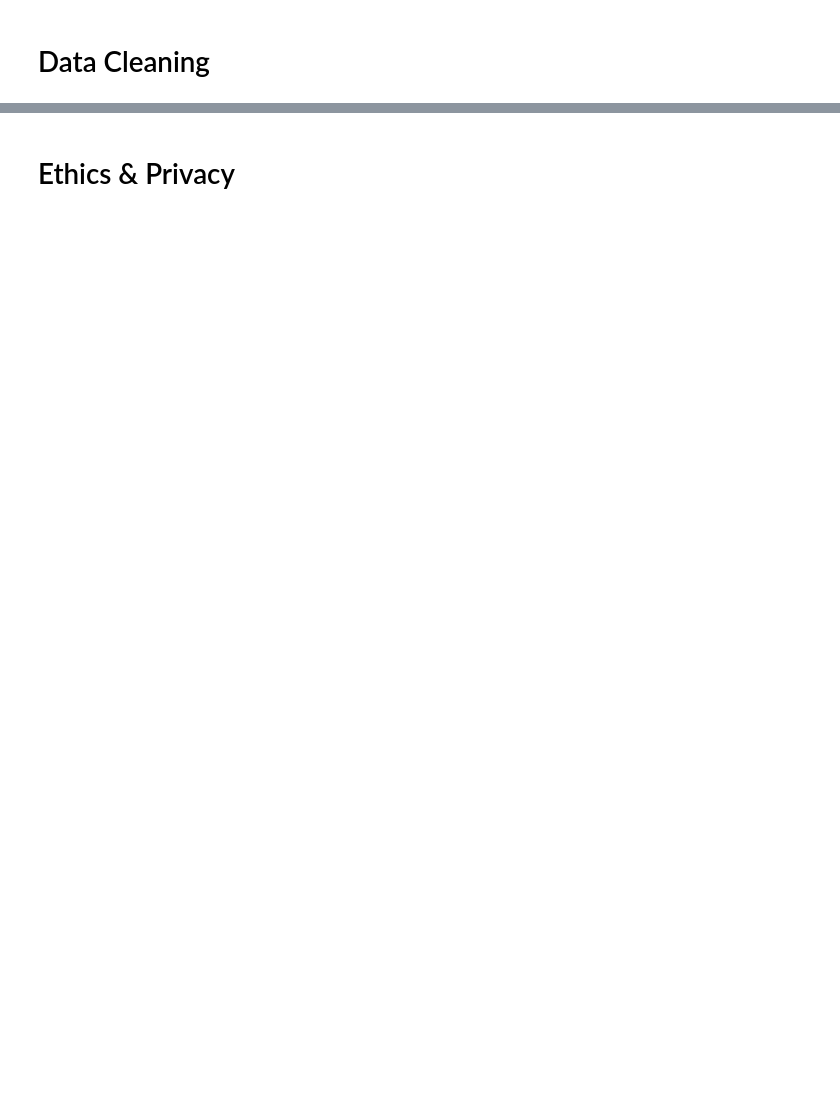
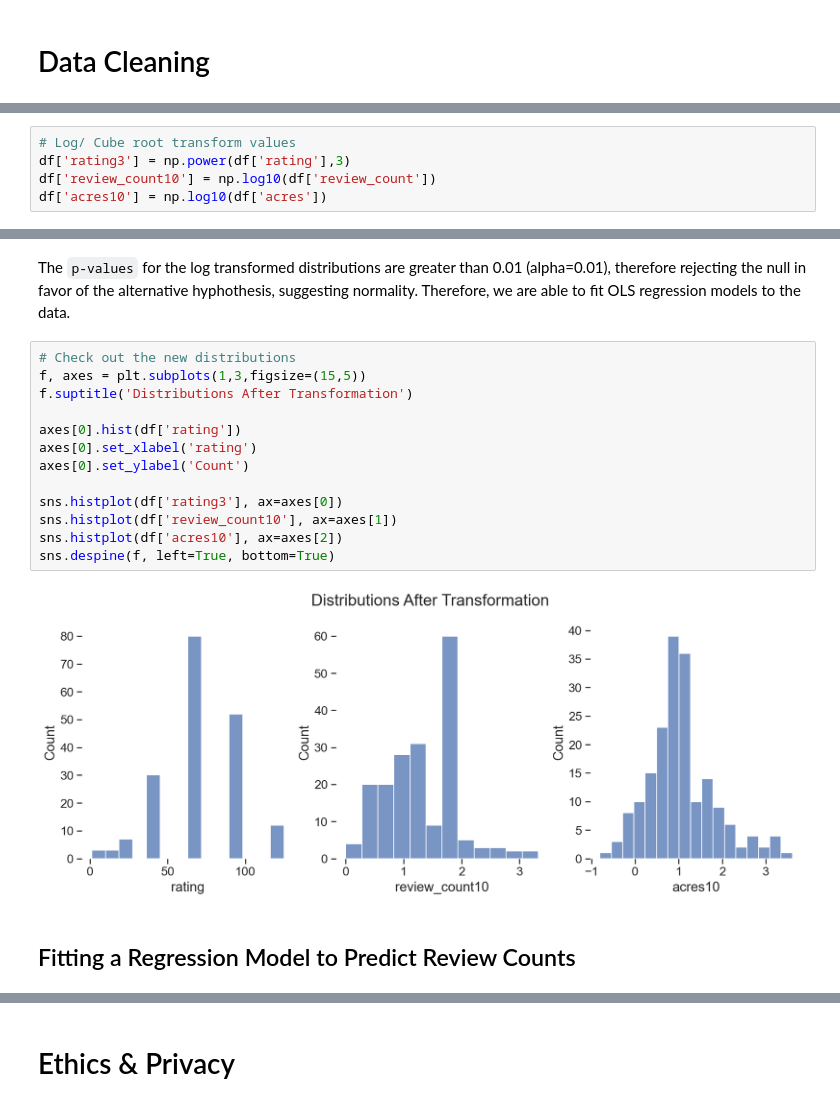
Before and after one commit to michaelbaluja/individual_fa20, a Jupyter notebook: final_project/FinalProject_Yukodeng.ipynb, the cells around one changed output, grey strips where cells are left out. Saved outputs shown, nothing was run; the diff lists cells and outputs as text; blank space fills up the shorter version.

```diff
--- a/final_project/FinalProject_Yukodeng.ipynb
+++ b/final_project/FinalProject_Yukodeng.ipynb
@@ -76,0 +267,5 @@ Include cells that describe the steps in your data analysis.
+# %%
+# Log/ Cube root transform values
+df['rating3'] = np.power(df['rating'],3)
+df['review_count10'] = np.log10(df['review_count'])
+df['acres10'] = np.log10(df['acres'])
@@ -76,0 +291,19 @@ Include cells that describe the steps in your data analysis.
+# %% [markdown]
+The `p-values` for the log transformed distributions are greater than 0.01 (alpha=0.01), therefore rejecting the null in favor of the alternative hyphothesis, suggesting normality. Therefore, we are able to fit OLS regression models to the data.
+# %%
+# Check out the new distributions
+f, axes = plt.subplots(1,3,figsize=(15,5))
+f.suptitle('Distributions After Transformation')
+
+axes[0].hist(df['rating'])
+axes[0].set_xlabel('rating')
+axes[0].set_ylabel('Count')
+
+sns.histplot(df['rating3'], ax=axes[0])
+sns.histplot(df['review_count10'], ax=axes[1])
+sns.histplot(df['acres10'], ax=axes[2])
+sns.despine(f, left=True, bottom=True)
+# %% [output]
+[figure, added]
+# %% [markdown]
+## Fitting a Regression Model to Predict Review Counts
```
Also changed, not shown: parts of 69 cells of this notebook, 2 other files.
